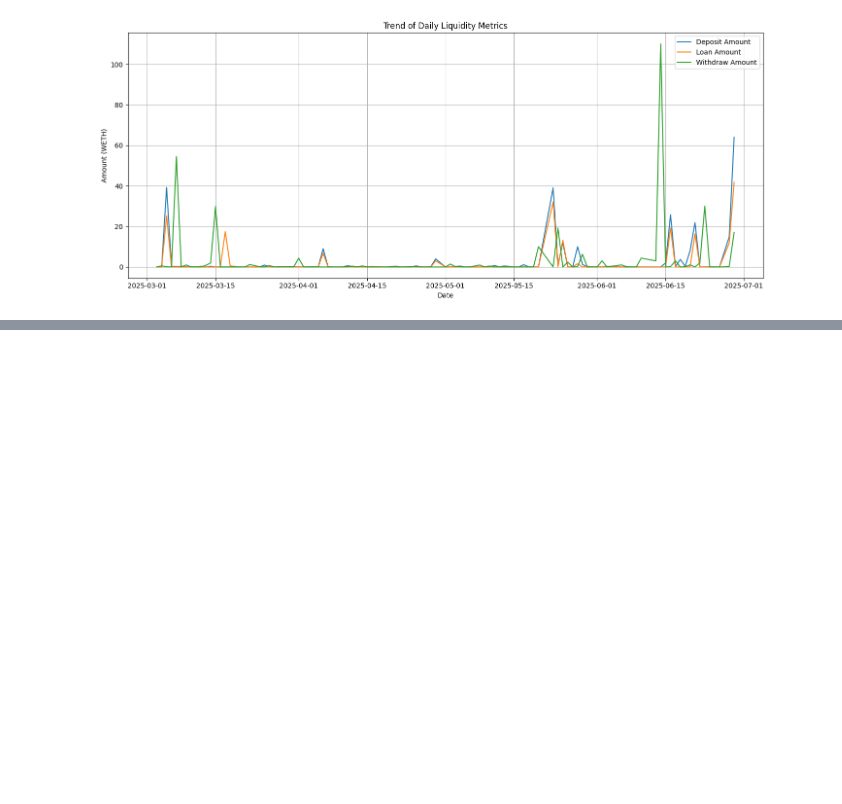
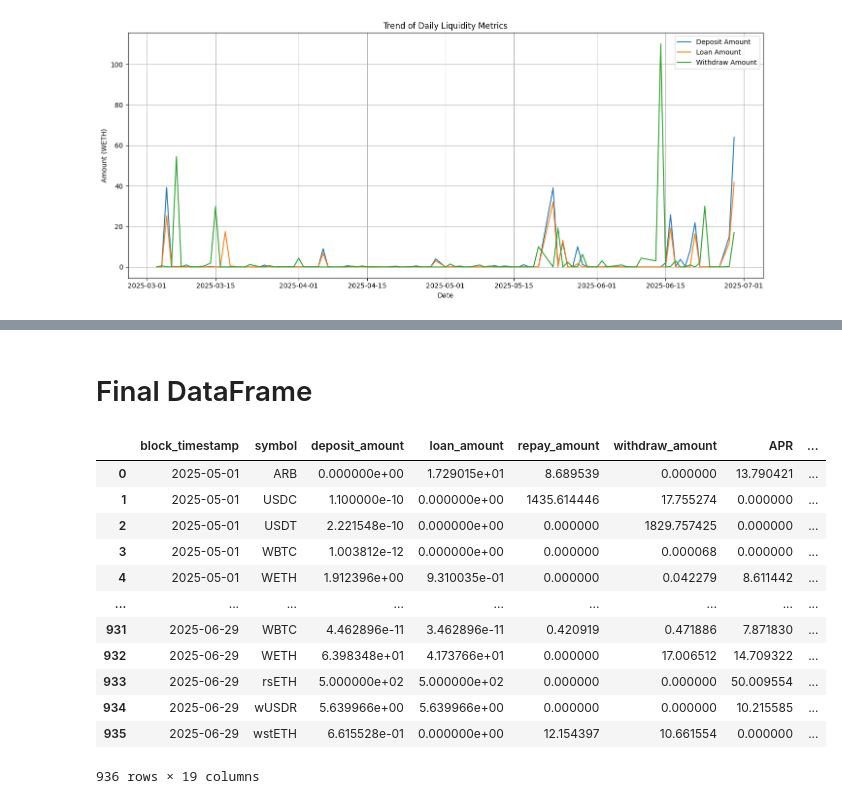
Before and after one commit to bellatrix-ds/onchain-analytics, a Jupyter notebook: 03_DeFi_Liquidit_Intelligence/Radiant.ipynb, the cells around one changed output, grey strips where cells are left out. Saved outputs shown, nothing was run; the diff lists cells and outputs as text; code cells hidden in the pictures; blank space fills up the shorter version.

Commit message:
finaldata

```diff
--- a/03_DeFi_Liquidit_Intelligence/Radiant.ipynb
+++ b/03_DeFi_Liquidit_Intelligence/Radiant.ipynb
@@ -416,0 +575,51 @@ final_df.to_csv('df_main.csv')
+# %%
+from functools import reduce
+import pandas as pd
+
+
+for df in [borrow_a, deposit_a ,withdraw_a , repay_a]:
+    df['block_timestamp'] = pd.to_datetime(df['block_timestamp'])
+
+dfs = [borrow_a, deposit_a ,withdraw_a , repay_a]
+
+final_data = reduce(lambda left, right: pd.merge(left, right, on=['block_timestamp','symbol'], how='outer'), dfs)
+
+final_data = final_data.sort_values(['block_timestamp','symbol']).reset_index(drop=True)
+
+
+new_order1 = [ 'block_timestamp','symbol', 'deposit_amount','loan_amount', 'repay_amount', 'withdraw_amount',
+             'APR','deposite_volume' ,'borrow_volume','repay_volume','withdraw_volume']
+
+final_data = final_data[new_order1]
+
+final_data = final_data.fillna(0)
+# %%
+final_data['utilization_rate'] = final_data['loan_amount'] / (final_data['deposit_amount'] + final_data['loan_amount'])
+final_data['net_flow'] = final_data['deposit_amount'] - final_data['withdraw_amount']
+final_data['liquidity_delta'] = final_data['deposit_amount'] + final_data['repay_amount'] - final_data['loan_amount'] - final_data['withdraw_amount']
+final_data['debt_outstanding'] = (final_data['loan_amount'] - final_data['repay_amount']).cumsum()
+final_data['apr_change'] = final_data['APR'].diff()
+# %%
+final_data['chain'] = "Arbitrum"
+final_data['lending_protocol'] = "Radiant"
+final_data['pool'] =  final_data["symbol"].copy()
+# %% [markdown]
+# Final DataFrame
+# %%
+combined_df = pd.concat([final_data, final_df], ignore_index=True)
+# %%
+combined_df
+# %% [output]
+|  | block_timestamp | symbol | deposit_amount | loan_amount | repay_amount | withdraw_amount | APR | ... |
+| 0 | 2025-05-01 | ARB | 0.000000e+00 | 1.729015e+01 | 8.689539 | 0.000000 | 13.790421 | ... |
+| 1 | 2025-05-01 | USDC | 1.100000e-10 | 0.000000e+00 | 1435.614446 | 17.755274 | 0.000000 | ... |
+| 2 | 2025-05-01 | USDT | 2.221548e-10 | 0.000000e+00 | 0.000000 | 1829.757425 | 0.000000 | ... |
+| 3 | 2025-05-01 | WBTC | 1.003812e-12 | 0.000000e+00 | 0.000000 | 0.000068 | 0.000000 | ... |
+| 4 | 2025-05-01 | WETH | 1.912396e+00 | 9.310035e-01 | 0.000000 | 0.042279 | 8.611442 | ... |
+| ... | ... | ... | ... | ... | ... | ... | ... | ... |
+| 931 | 2025-06-29 | WBTC | 4.462896e-11 | 3.462896e-11 | 0.420919 | 0.471886 | 7.871830 | ... |
+| 932 | 2025-06-29 | WETH | 6.398348e+01 | 4.173766e+01 | 0.000000 | 17.006512 | 14.709322 | ... |
+| 933 | 2025-06-29 | rsETH | 5.000000e+02 | 5.000000e+02 | 0.000000 | 0.000000 | 50.009554 | ... |
+| 934 | 2025-06-29 | wUSDR | 5.639966e+00 | 5.639966e+00 | 0.000000 | 0.000000 | 10.215585 | ... |
+| 935 | 2025-06-29 | wstETH | 6.615528e-01 | 0.000000e+00 | 12.154397 | 10.661554 | 0.000000 | ... |
+936 rows × 19 columns
```
Also changed, not shown: parts of 12 cells of this notebook, 2 other files.
